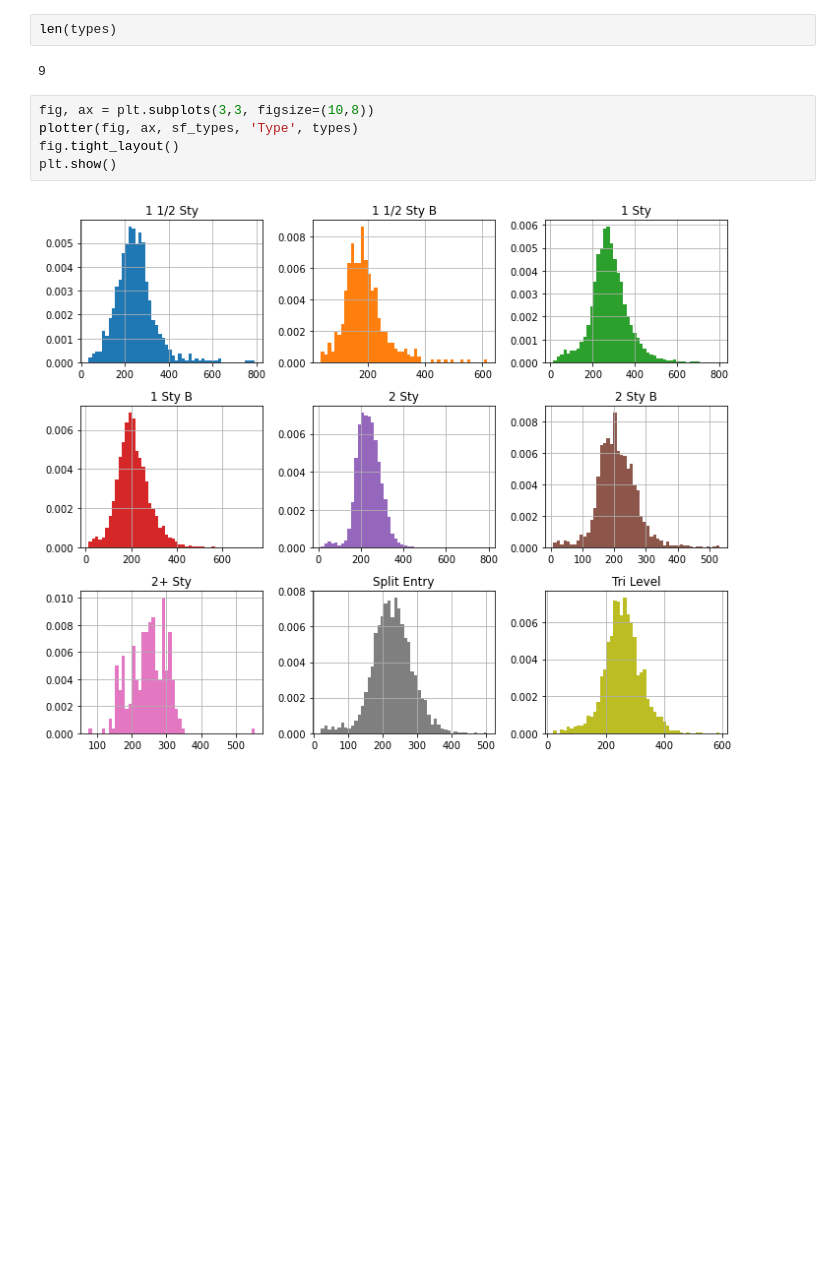
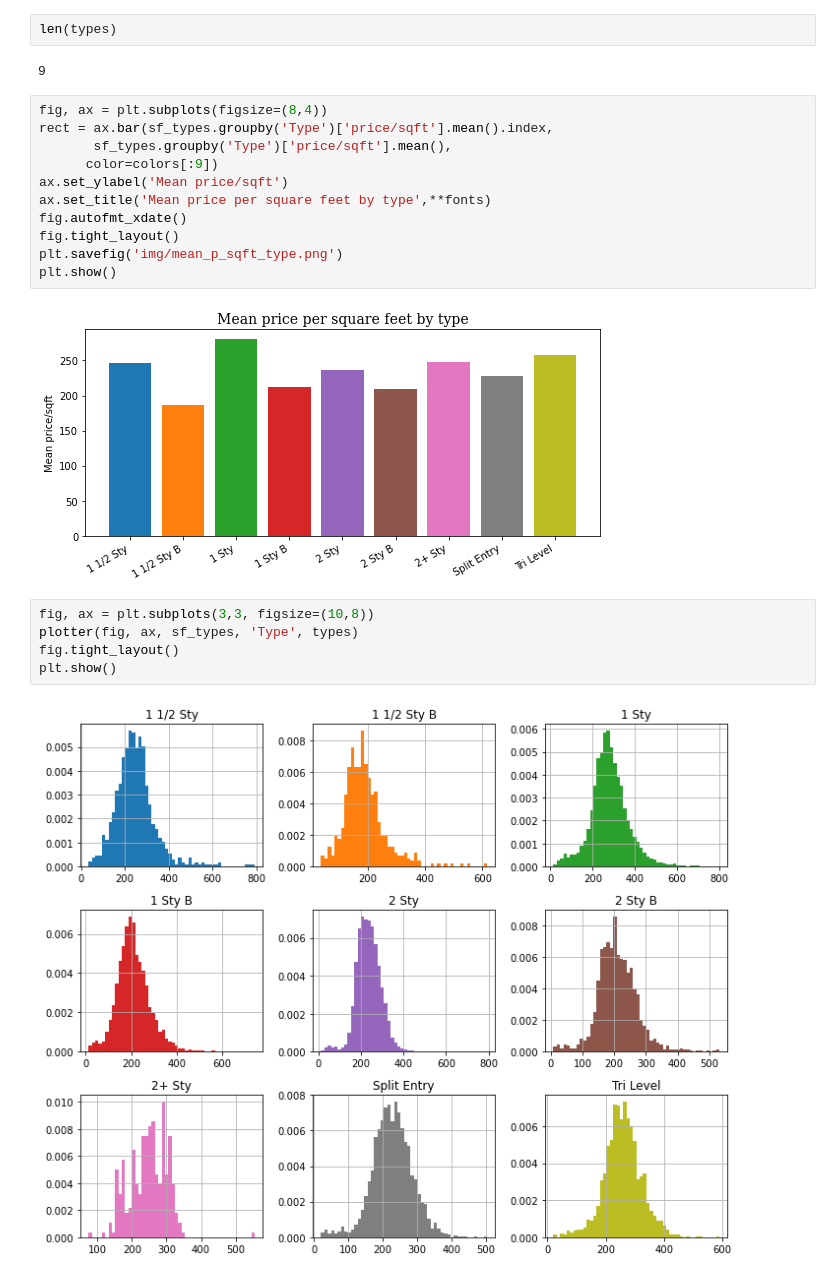
Before and after one commit to vmccready/home-saleprice-eda, a Jupyter notebook: exploration.ipynb, the cells around one changed output. Cells and saved outputs as stored; diff of their text form; blank space fills up the shorter version.

```diff
--- a/exploration.ipynb
+++ b/exploration.ipynb
@@ -508,6 +523,19 @@ fig.tight_layout()
 len(types)
 # %% [output]
 9
+# %%
+fig, ax = plt.subplots(figsize=(8,4))
+rect = ax.bar(sf_types.groupby('Type')['price/sqft'].mean().index,
+       sf_types.groupby('Type')['price/sqft'].mean(),
+      color=colors[:9])
+ax.set_ylabel('Mean price/sqft')
+ax.set_title('Mean price per square feet by type',**fonts)
+fig.autofmt_xdate()
+fig.tight_layout()
+plt.savefig('img/mean_p_sqft_type.png')
+plt.show()
+# %% [output]
+[figure, added]
 # %%
 fig, ax = plt.subplots(3,3, figsize=(10,8))
 plotter(fig, ax, sf_types, 'Type', types)
```
Also changed, not shown: parts of 6 cells of this notebook, 1 other file.
